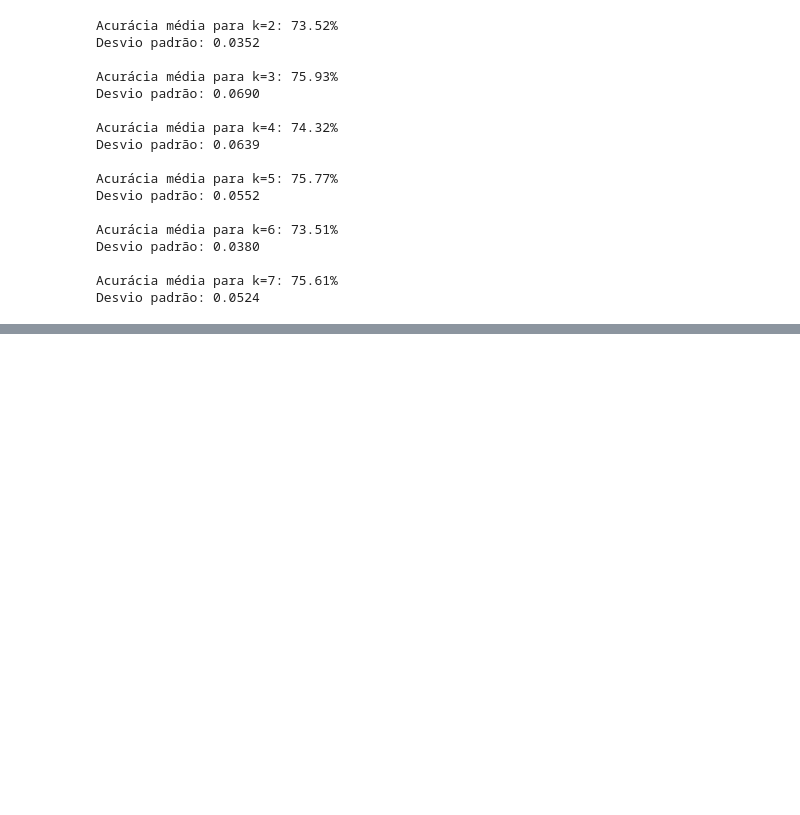
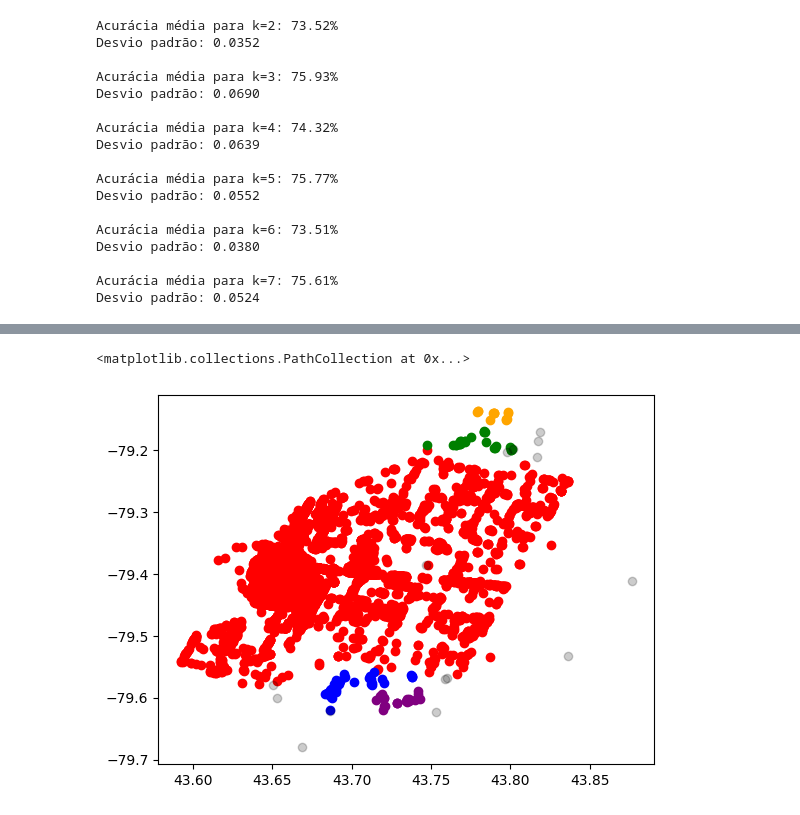
Before and after one commit to FabioKishino/pos-data-science, a Jupyter notebook: data-mining/Exercício 3/Exercicio3.ipynb, the cells around one changed output, grey strips where cells are left out. Saved outputs shown, nothing was run; the diff lists cells and outputs as text; code cells hidden in the pictures; blank space fills up the shorter version.

```diff
--- a/data-mining/Exercício 3/Exercicio3.ipynb
+++ b/data-mining/Exercício 3/Exercicio3.ipynb
@@ -175,0 +195,14 @@ Desvio padrão: 0.0524
+# %%
+df_desafio_nao_populares = df_desafio[df_desafio['destaque'] == 0].copy()
+df_desafio_nao_populares.dropna(inplace=True)
+df_desafio_nao_populares.reset_index(drop=True, inplace=True)
+# %%
+coords_nao_populares = df_desafio_nao_populares[['latitude', 'longitude']]
+
+dbscanConfig = DBSCAN(eps=0.02, min_samples=15, metric = 'euclidean')
+
+dbscanResults_nao_populares = dbscanConfig.fit_predict(coords_nao_populares)
+print(dbscanResults_nao_populares)
+
+score_nao_populares = silhouette_score(coords_nao_populares, dbscanResults_nao_populares)
+print("Silhouette Score: %.4f" % score_nao_populares)
@@ -175,0 +225,12 @@ Desvio padrão: 0.0524
+# %%
+plt.scatter(df_desafio_nao_populares.loc[dbscanResults_nao_populares == 0,'latitude'], df_desafio_nao_populares.loc[dbscanResults_nao_populares == 0,'longitude'], c = 'red')
+plt.scatter(df_desafio_nao_populares.loc[dbscanResults_nao_populares == 1,'latitude'], df_desafio_nao_populares.loc[dbscanResults_nao_populares == 1,'longitude'], c = 'blue')
+plt.scatter(df_desafio_nao_populares.loc[dbscanResults_nao_populares == 2,'latitude'], df_desafio_nao_populares.loc[dbscanResults_nao_populares == 2,'longitude'], c = 'green')
+plt.scatter(df_desafio_nao_populares.loc[dbscanResults_nao_populares == 3,'latitude'], df_desafio_nao_populares.loc[dbscanResults_nao_populares == 3,'longitude'], c = 'purple')
+plt.scatter(df_desafio_nao_populares.loc[dbscanResults_nao_populares == 4,'latitude'], df_desafio_nao_populares.loc[dbscanResults_nao_populares == 4,'longitude'], c = 'orange')
+
+#Ruídos, que possuem rótulos -1, são coloridos de preto
+plt.scatter(df_desafio_nao_populares.loc[dbscanResults_nao_populares == -1,'latitude'], df_desafio_nao_populares.loc[dbscanResults_nao_populares == -1,'longitude'], c = 'black', alpha=0.2)
+# %% [output]
+<matplotlib.collections.PathCollection at 0x...>
+[figure, added]
```
Also changed, not shown: parts of 12 cells of this notebook, 3 other files.
